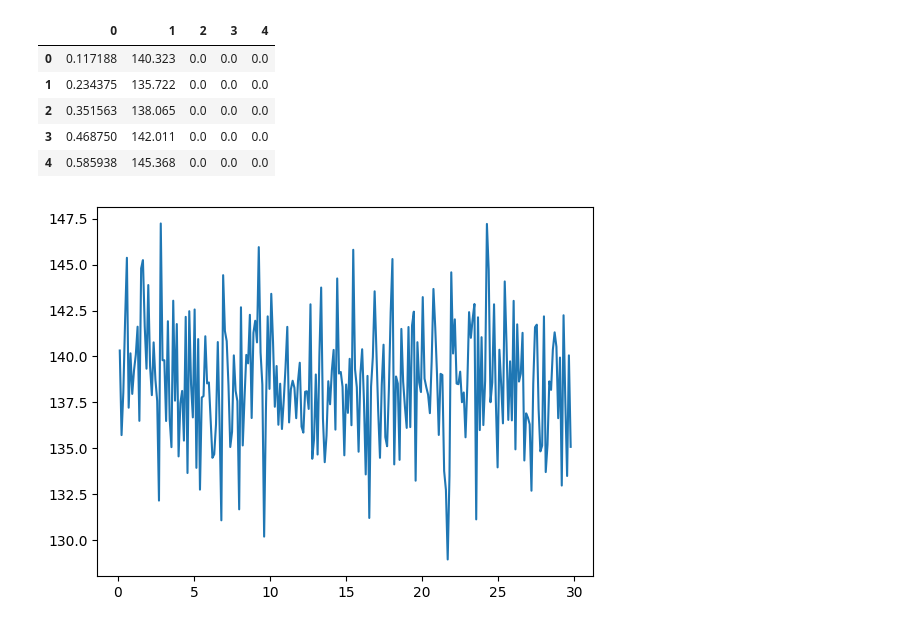
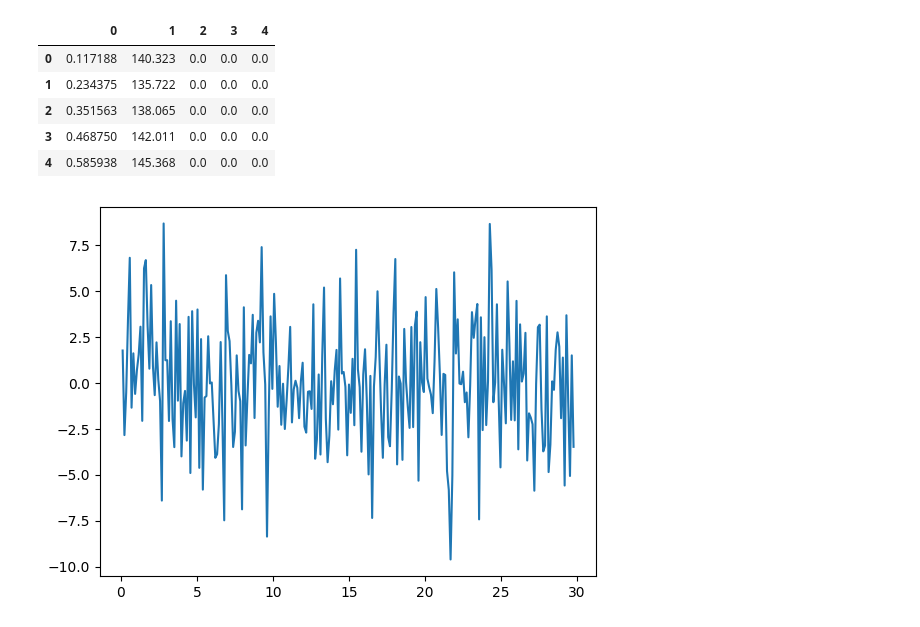
Before and after one commit to chiara22codini/LaboratorioBiofisica, a Jupyter notebook: SCATTERING/my_correlation_function.ipynb, the cells around one changed output. Saved outputs shown, nothing was run; the diff lists cells and outputs as text; code cells hidden in the pictures.

```diff
--- a/SCATTERING/my_correlation_function.ipynb
+++ b/SCATTERING/my_correlation_function.ipynb
@@ -18,12 +18,12 @@ data.head()
 # %%
 x = data[0].to_numpy()
 y = data[1].to_numpy()
 
 avg_y = np.mean(y)
-#y = y - avg_y
+y = y - avg_y
 
 plt.plot(x,y) # Khz
 plt.show()
 # %% [output]
-[figure, old version]
+[figure, new version]
 # %%
```
Also changed, not shown: parts of 1 cell of this notebook, 1 other file.
